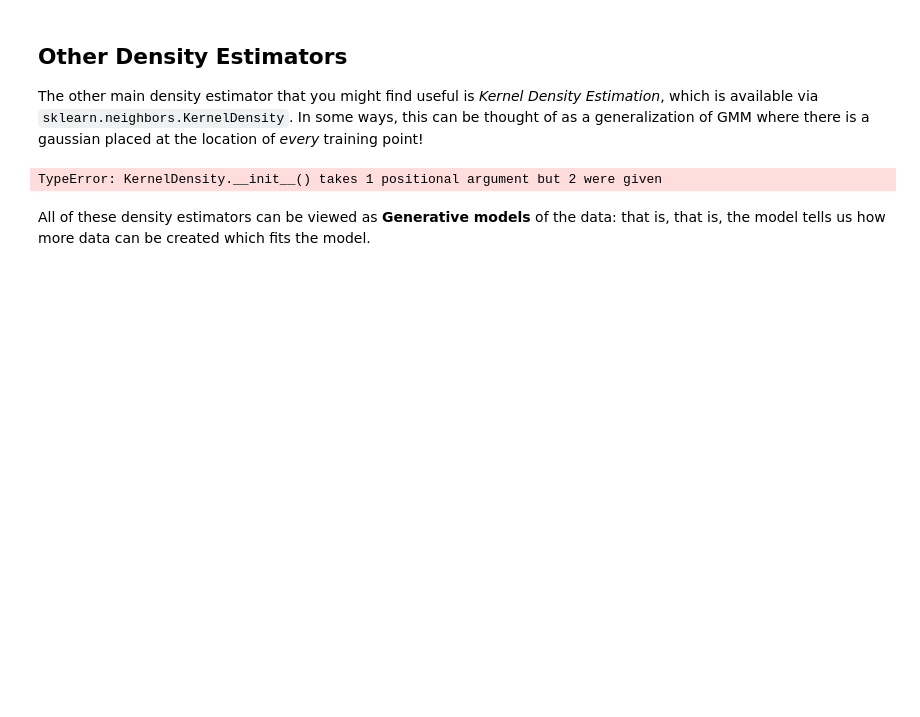
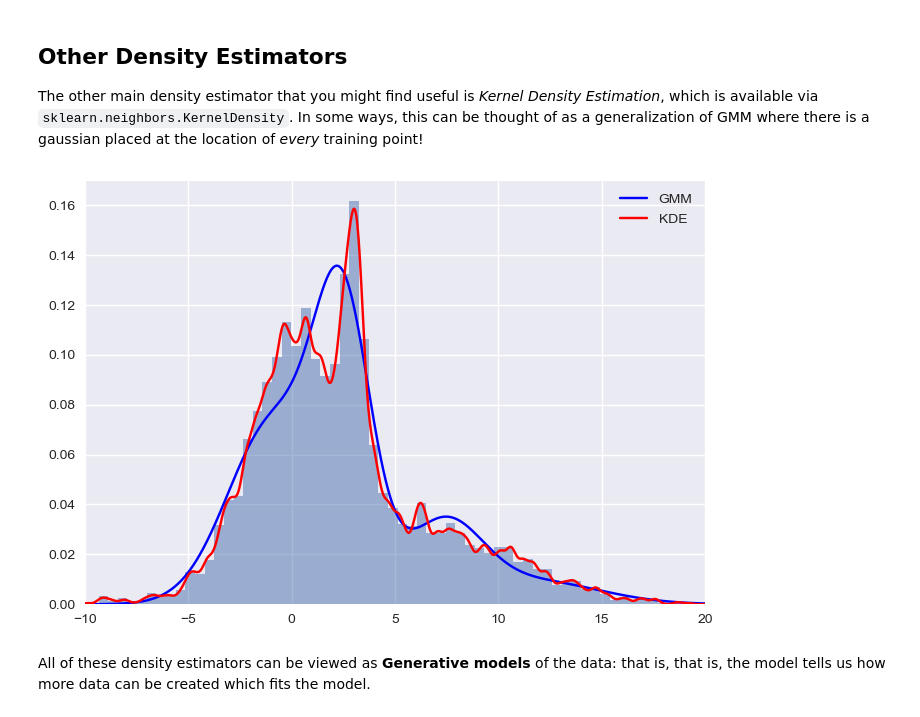
Before and after one commit to brockparker/Coursework, a Jupyter notebook: ASTR-513/Lectures/Scikit-learn-master/notebooks/04.3-Density-GMM.ipynb, the cells around one changed output. Drawn from its saved outputs; the diff is of its cells as text; code cells hidden in the pictures; blank space fills up the shorter version.

```diff
--- a/ASTR-513/Lectures/Scikit-learn-master/notebooks/04.3-Density-GMM.ipynb
+++ b/ASTR-513/Lectures/Scikit-learn-master/notebooks/04.3-Density-GMM.ipynb
@@ -178,15 +200,15 @@ Finally, we should note that although all of the above is done in one dimension,
 The other main density estimator that you might find useful is *Kernel Density Estimation*, which is available via ``sklearn.neighbors.KernelDensity``. In some ways, this can be thought of as a generalization of GMM where there is a gaussian placed at the location of *every* training point!
 # %%
 from sklearn.neighbors import KernelDensity
-kde = KernelDensity(0.15).fit(x[:, None])
+kde = KernelDensity(kernel='gaussian', bandwidth=0.20).fit(x[:, None])
 density_kde = np.exp(kde.score_samples(xpdf[:, None]))
 
 plt.hist(x, 80, density=True, alpha=0.5)
 plt.plot(xpdf, density, '-b', label='GMM')
 plt.plot(xpdf, density_kde, '-r', label='KDE')
 plt.xlim(-10, 20)
 plt.legend();
 # %% [output]
-TypeError: KernelDensity.__init__() takes 1 positional argument but 2 were given
+[figure, added]
 # %% [markdown]
 All of these density estimators can be viewed as **Generative models** of the data: that is, that is, the model tells us how more data can be created which fits the model.
```
Also changed, not shown: parts of 17 cells of this notebook, 5 other files.
